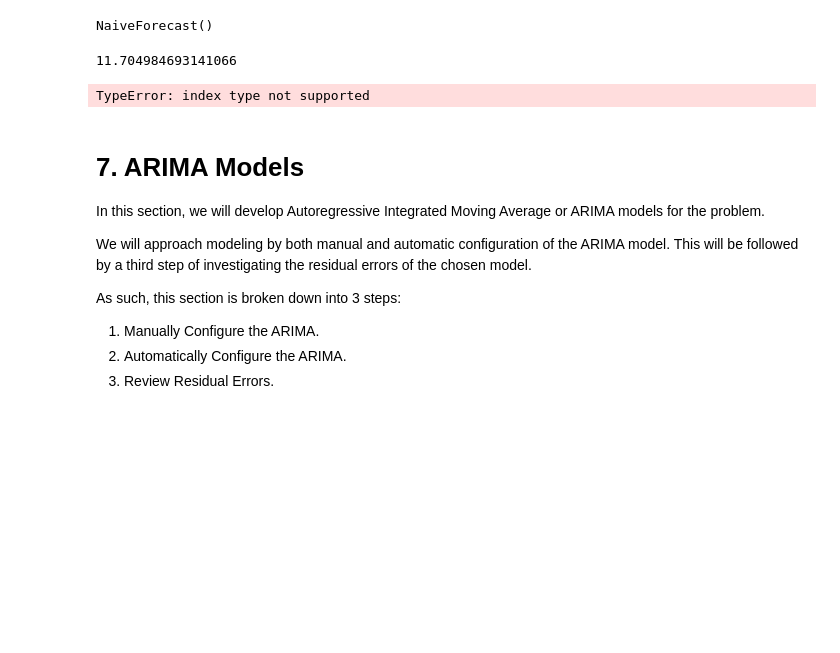
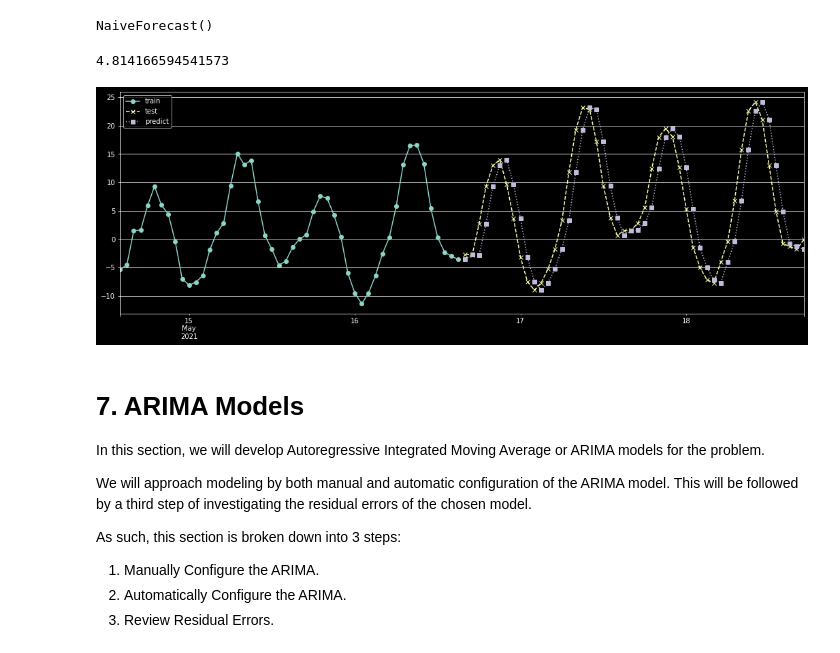
Before and after one commit to martinlarsalbert/water_depth, a Jupyter notebook: notebooks/02.1_ARIMA_model.ipynb, the cells around one changed output. Drawn from its saved outputs; the diff is of its cells as text; code cells hidden in the pictures; blank space fills up the shorter version.

```diff
--- a/notebooks/02.1_ARIMA_model.ipynb
+++ b/notebooks/02.1_ARIMA_model.ipynb
@@ -111,7 +111,7 @@ class NaiveForecast(BaseEstimator, ClassifierMixin):
         # Input validation
         #X = check_array(X)
 
-        y_pred = np.ones(len(X))*self.y_.iloc[-1]
+        y_pred = np.ones(len(X))*self.y_[-1]
 
         return y_pred
 # %%
@@ -119,11 +119,30 @@ naive_forcast = NaiveForecast()
 naive_forcast.fit(history=y_train)
 # %% [output]
 NaiveForecast()
+# %%
+def roll_predict(model, y_train, y_test):
+
+    history = [x for x in y_train]
+    predictions = list()
+    for i in range(len(y_test)):
+
+        # predict
+        model_fit = model.fit(history)
+
+        yhat = model_fit.predict(y_test)[0]
+        predictions.append(yhat)
+        # observation
+        obs = y_test[i]
+        history.append(obs)
+
+    y_pred = pd.Series(index=y_test.index, data=predictions)
+    return y_pred
 # %%
 from sklearn.metrics import mean_squared_error
-np.sqrt(mean_squared_error(y_true=y_test, y_pred=naive_forcast.predict(y_test)))
+y_pred_naive = roll_predict(model=naive_forcast, y_train=y_train, y_test=y_test)
+np.sqrt(mean_squared_error(y_true=y_test, y_pred=y_pred_naive))
 # %% [output]
-11.704984693141066
+4.814166594541573
 # %%
 def plot_pred(y_train, y_test, y_pred):
 
@@ -137,10 +156,9 @@ def plot_pred(y_train, y_test, y_pred):
     ax.grid()
     ax.legend()
 # %%
-y_pred_naive = pd.Series(index=y_test, data=naive_forcast.predict(y_test))
 plot_pred(y_train=y_train, y_test=y_test, y_pred=y_pred_naive)
 # %% [output]
-TypeError: index type not supported
+[figure, added]
 # %% [markdown]
 # 7. ARIMA Models
 In this section, we will develop Autoregressive Integrated Moving Average or ARIMA models for the problem.
```
Also changed, not shown: parts of 6 cells of this notebook, 1 other file.
